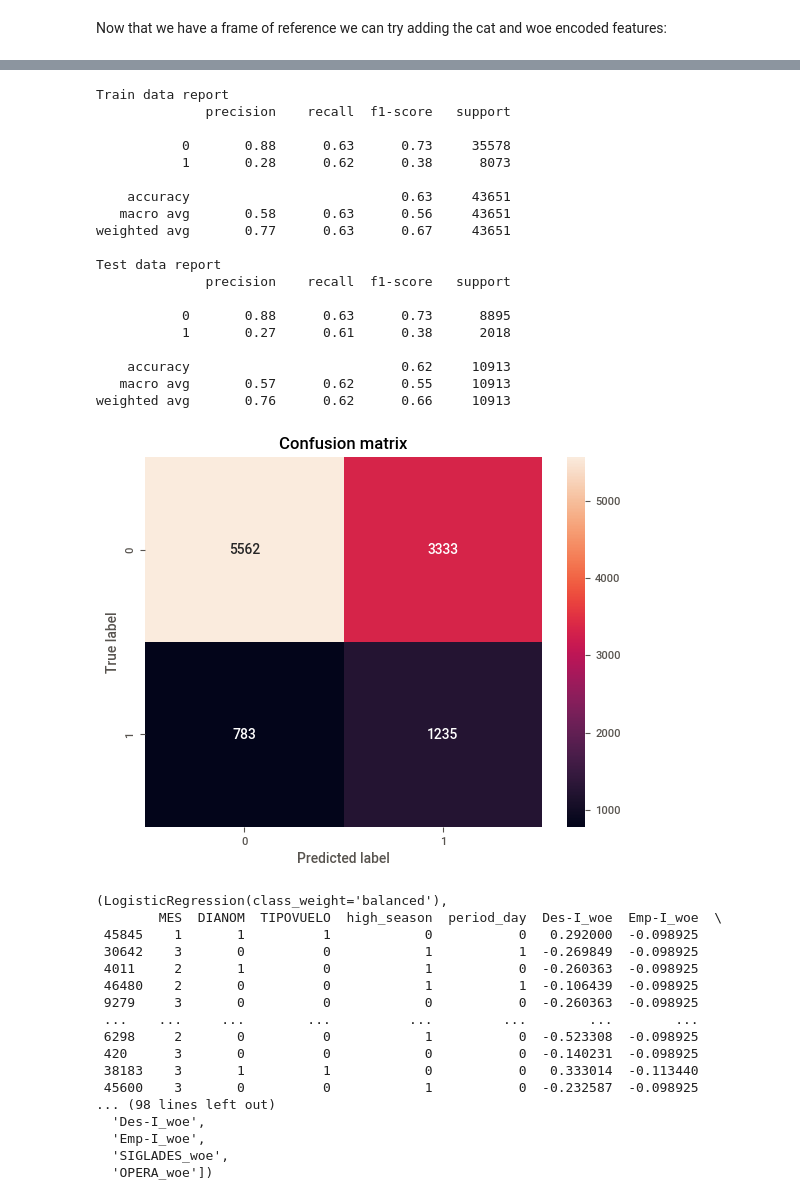
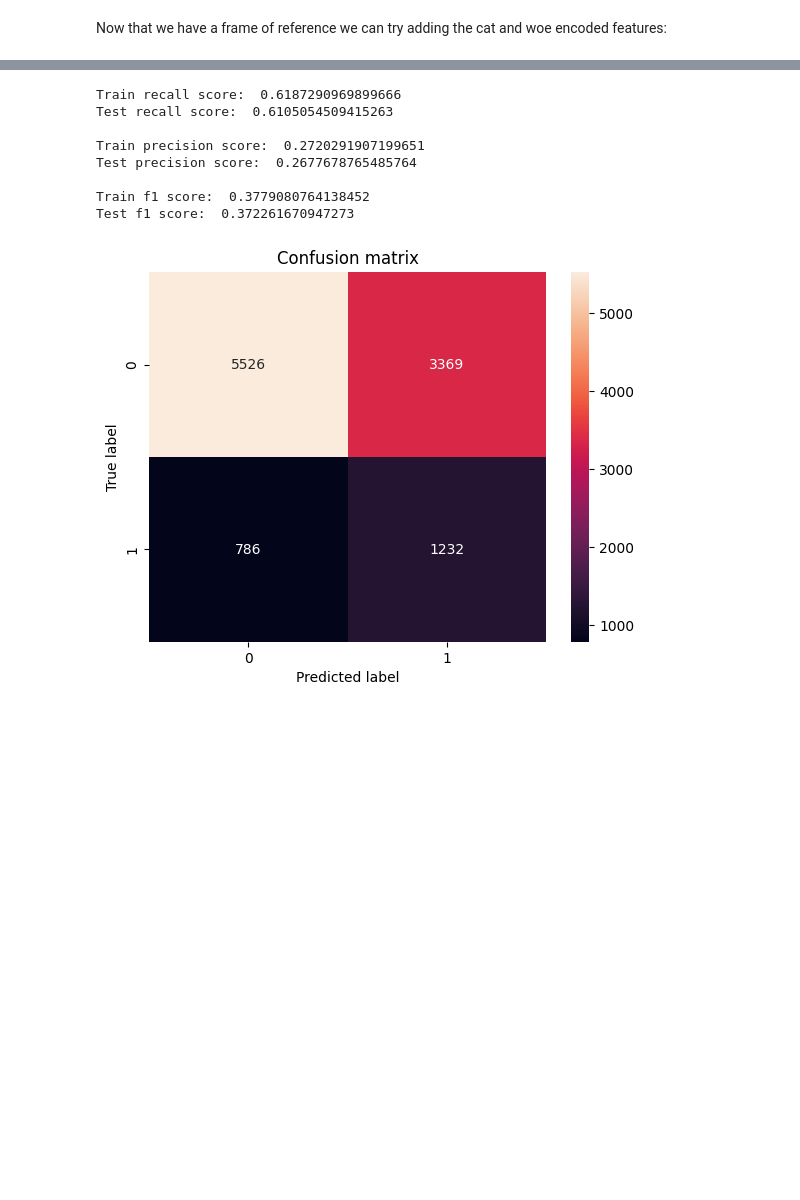
Before and after one commit to Luis-ramirez-r/Challenge-Data-Scientist---Luis-Ramirez, a Jupyter notebook: solution.ipynb, the cells around one changed output, grey strips where cells are left out. Saved outputs shown, nothing was run; the diff lists cells and outputs as text; code cells hidden in the pictures; blank space fills up the shorter version.

```diff
--- a/solution.ipynb
+++ b/solution.ipynb
@@ -775,9 +779,9 @@ weighted avg       0.76      0.62      0.66     10913
 Now that we have a frame of reference we can try adding the cat and woe encoded features:
 # %%
 features = ['MES', 'DIANOM', 'TIPOVUELO', 'high_season', 'period_day',
-       'Des-I_cat', 'Emp-I_cat', 'SIGLADES_cat',    'OPERA_cat']
+         'SIGLADES_cat',    'OPERA_cat']
 
 logreg = LogisticRegression(class_weight='balanced')
 
-train_base_model(logreg,X_train, y_train, X_val, y_val,features)
+model = train_base_model(logreg,X_train, y_train, X_val, y_val,features)
 # %% [output]
@@ -805,46 +797,17 @@ LogisticRegression(class_weight='balanced')
 # %%
 features = ['MES', 'DIANOM', 'TIPOVUELO', 'high_season', 'period_day',
-       'Des-I_woe', 'Emp-I_woe', 'SIGLADES_woe',    'OPERA_woe']
+      'SIGLADES_woe',    'OPERA_woe']
 
 logreg = LogisticRegression(class_weight='balanced')
 
-train_base_model(logreg,X_train, y_train, X_val, y_val,features)
-(logreg,X_train, y_train, X_val, y_val,features)
+model = train_base_model(logreg,X_train, y_train, X_val, y_val,features)
 # %% [output]
-Train data report
-              precision    recall  f1-score   support
+Train recall score:  0.6187290969899666
+Test recall score:  0.6105054509415263
 
-           0       0.88      0.63      0.73     35578
-           1       0.28      0.62      0.38      8073
+Train precision score:  0.2720291907199651
+Test precision score:  0.2677678765485764
 
-    accuracy                           0.63     43651
-   macro avg       0.58      0.63      0.56     43651
-weighted avg       0.77      0.63      0.67     43651
-
-Test data report
-              precision    recall  f1-score   support
-
-           0       0.88      0.63      0.73      8895
-           1       0.27      0.61      0.38      2018
-
-    accuracy                           0.62     10913
-   macro avg       0.57      0.62      0.55     10913
-weighted avg       0.76      0.62      0.66     10913
+Train f1 score:  0.3779080764138452
+Test f1 score:  0.372261670947273
-[figure, old version]
+[figure, new version]
-(LogisticRegression(class_weight='balanced'),
-        MES  DIANOM  TIPOVUELO  high_season  period_day  Des-I_woe  Emp-I_woe  \
- 45845    1       1          1            0           0   0.292000  -0.098925
- 30642    3       0          0            1           1  -0.269849  -0.098925
- 4011     2       1          0            1           0  -0.260363  -0.098925
- 46480    2       0          0            1           1  -0.106439  -0.098925
- 9279     3       0          0            0           0  -0.260363  -0.098925
- ...    ...     ...        ...          ...         ...        ...        ...
- 6298     2       0          0            1           0  -0.523308  -0.098925
- 420      3       0          0            0           0  -0.140231  -0.098925
- 38183    3       1          1            0           0   0.333014  -0.113440
- 45600    3       0          0            1           0  -0.232587  -0.098925
-... (98 lines left out)
-  'Des-I_woe',
-  'Emp-I_woe',
-  'SIGLADES_woe',
-  'OPERA_woe'])
```
Also changed, not shown: parts of 42 cells of this notebook, 4 other files.
